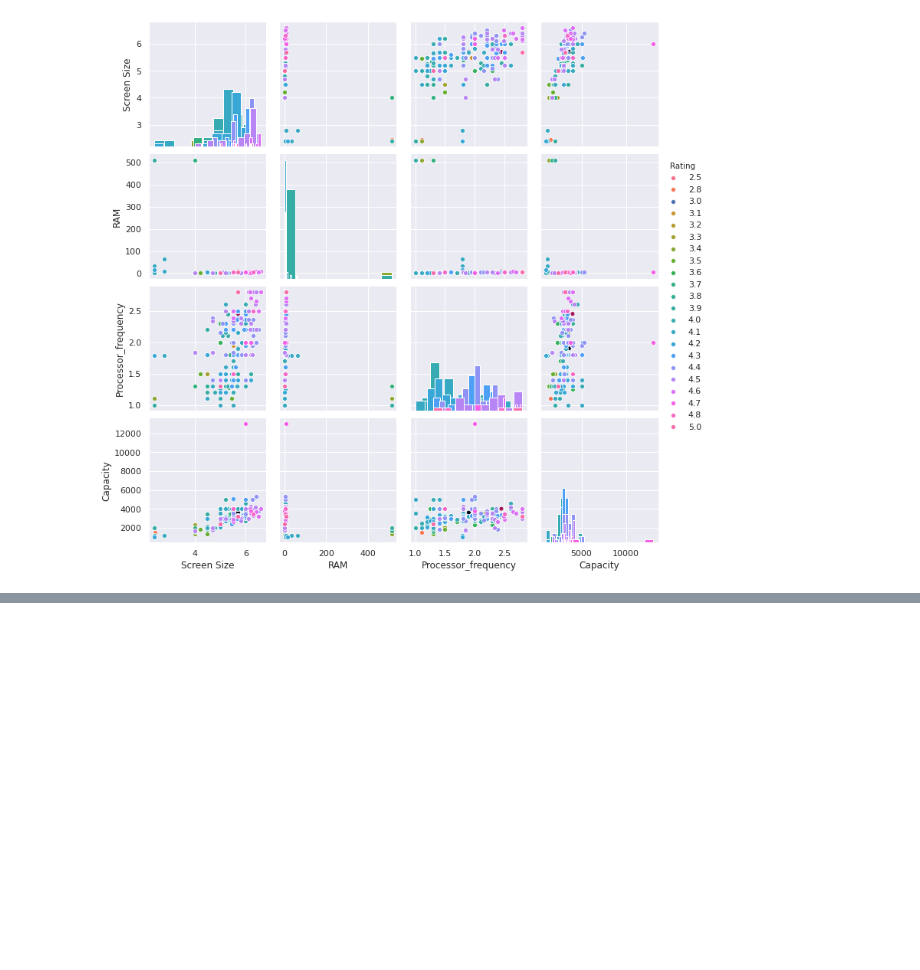
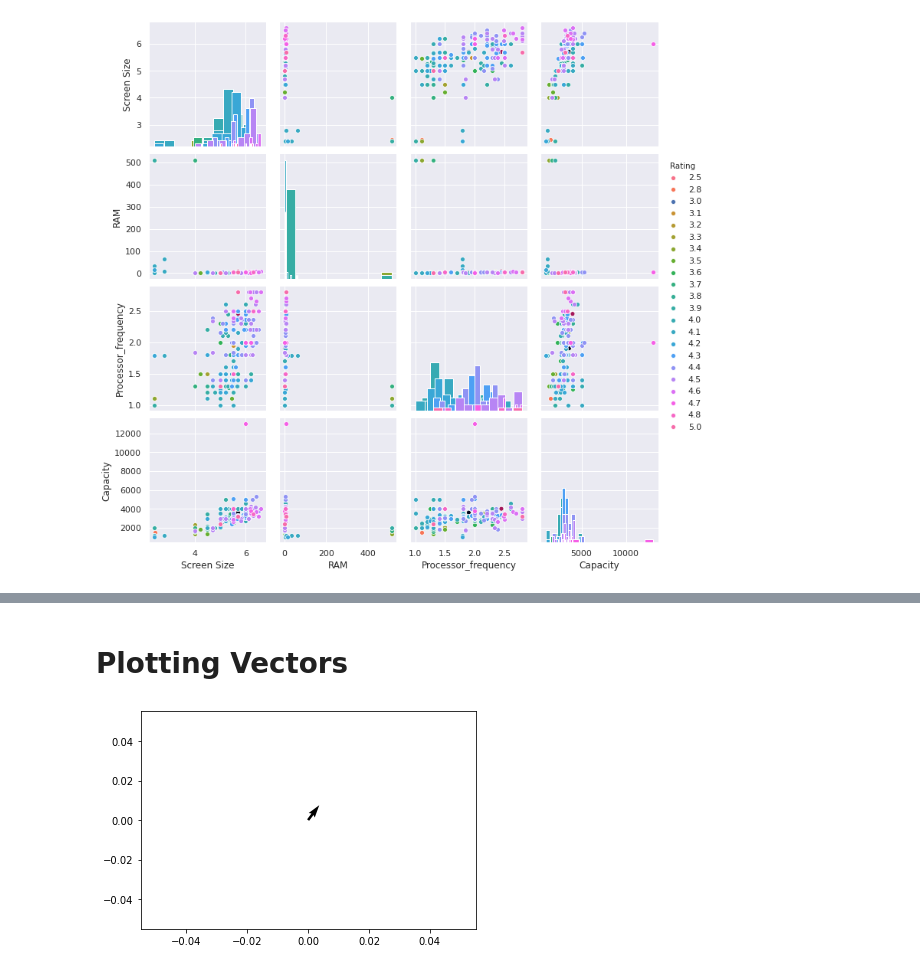
Before and after one commit to Arpitkamal/Deep-Learning---Getting-Started, a Jupyter notebook: Python_basics+Linear_Algebra.ipynb, the cells around one changed output, grey strips where cells are left out. Saved outputs shown, nothing was run; the diff lists cells and outputs as text; code cells hidden in the pictures; blank space fills up the shorter version.

```diff
--- a/Python_basics+Linear_Algebra.ipynb
+++ b/Python_basics+Linear_Algebra.ipynb
@@ -250,0 +335,2 @@ ERROR! Session/line number was not unique in database. History logging moved to
+# %% [markdown]
+# Plotting Vectors
@@ -250,0 +340,5 @@ ERROR! Session/line number was not unique in database. History logging moved to
+# %%
+plt.quiver(0,0,3,4) #use to plot vectors in matplotlib
+plt.show()
+# %% [output]
+[figure, added]
```
Also changed, not shown: parts of 51 cells of this notebook.
